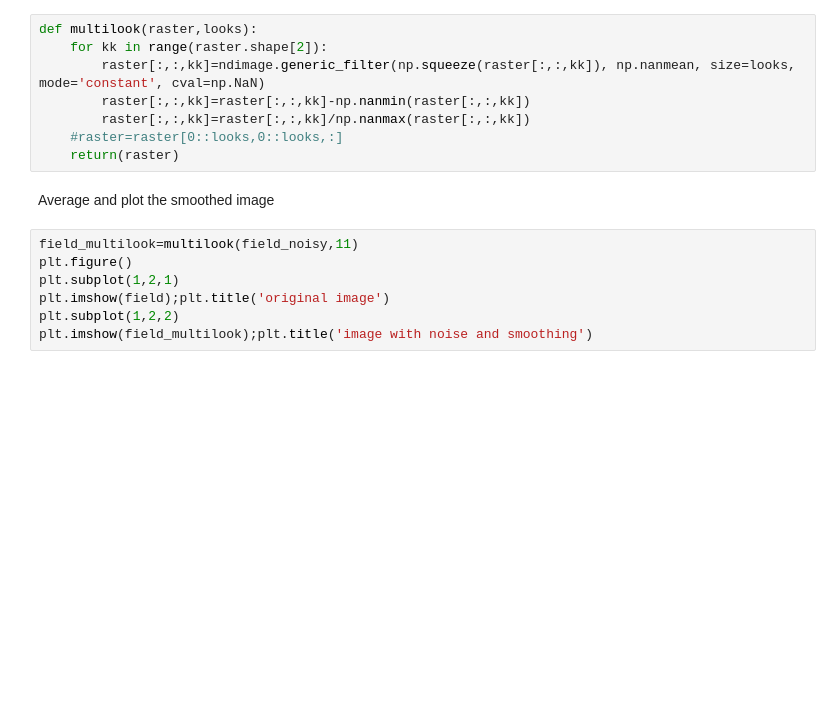
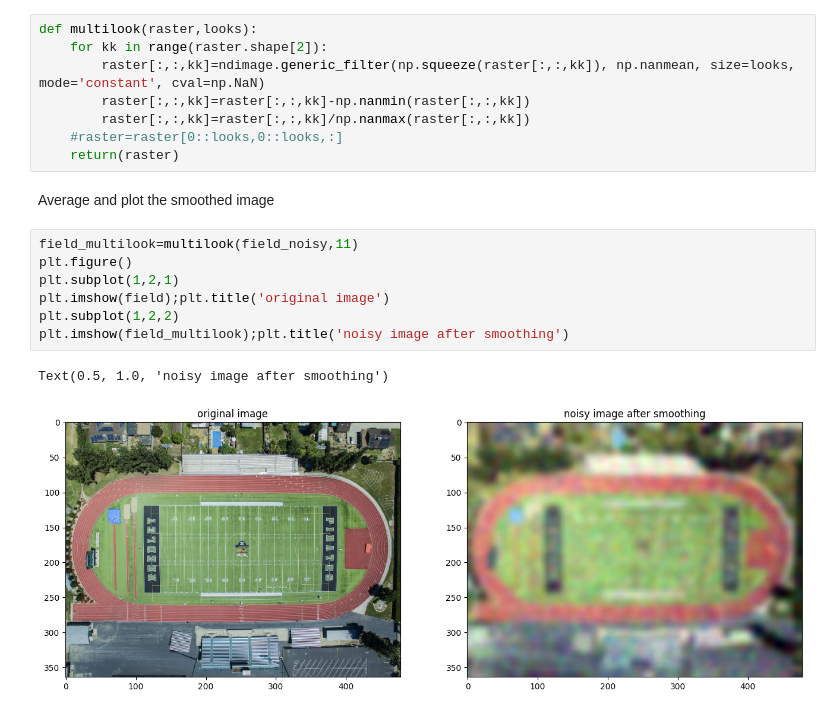
Before and after one commit to rg-smith/remote_sensing_course, a Jupyter notebook: SNR.ipynb, the cells around one changed output. Saved outputs shown, nothing was run; the diff lists cells and outputs as text; blank space fills up the shorter version.

```diff
--- a/SNR.ipynb
+++ b/SNR.ipynb
@@ -59,7 +71,10 @@ Average and plot the smoothed image
 # %%
 field_multilook=multilook(field_noisy,11)
 plt.figure()
 plt.subplot(1,2,1)
 plt.imshow(field);plt.title('original image')
 plt.subplot(1,2,2)
-plt.imshow(field_multilook);plt.title('image with noise and smoothing')
+plt.imshow(field_multilook);plt.title('noisy image after smoothing')
+# %% [output]
+Text(0.5, 1.0, 'noisy image after smoothing')
+[figure, added]
```
Also changed, not shown: parts of 3 cells of this notebook.
